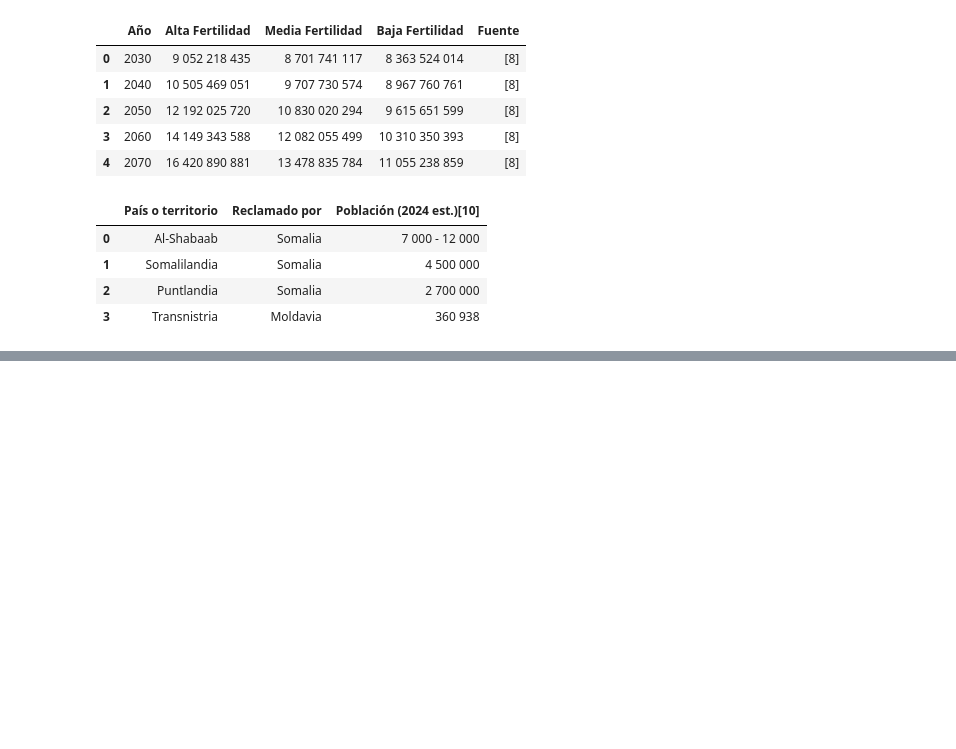
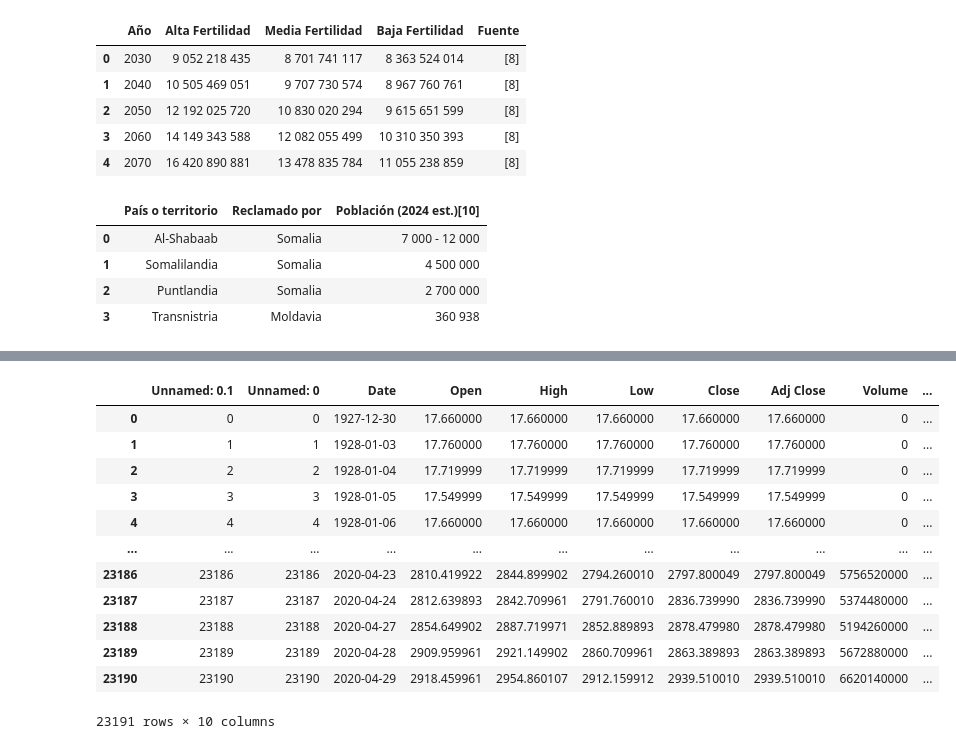
Before and after one commit to elbarbero/Python-Numpy-y-Pandas, a Jupyter notebook: Ejercicios/Ejercicios_Variados.ipynb, the cells around one changed output, grey strips where cells are left out. Drawn from its saved outputs; the diff is of its cells as text; code cells hidden in the pictures; blank space fills up the shorter version.

```diff
--- a/Ejercicios/Ejercicios_Variados.ipynb
+++ b/Ejercicios/Ejercicios_Variados.ipynb
@@ -887,3 +887,10 @@ df2.head()
 | 1 | Somalilandia | Somalia | 4 500 000 |
 | 2 | Puntlandia | Somalia | 2 700 000 |
 | 3 | Transnistria | Moldavia | 360 938 |
+# %%
+try:
+    url = "https://www.campofrio.es/recetas"
+    r = requests.get(url)
+    df_lista = pd.read_html(io.StringIO(str(r.text)))
+except ValueError as ex:
+    print(f"No se han encontrado tablas:\n {ex}")
@@ -889,0 +951,18 @@ df2.head()
+# %%
+df = pd.read_excel(r"E:\S&P500_v2.xlsx", sheet_name = "Evolución SP500")
+# %%
+df
+# %% [output]
+|  | Unnamed: 0.1 | Unnamed: 0 | Date | Open | High | Low | Close | Adj Close | Volume | ... |
+| 0 | 0 | 0 | 1927-12-30 | 17.660000 | 17.660000 | 17.660000 | 17.660000 | 17.660000 | 0 | ... |
+| 1 | 1 | 1 | 1928-01-03 | 17.760000 | 17.760000 | 17.760000 | 17.760000 | 17.760000 | 0 | ... |
+| 2 | 2 | 2 | 1928-01-04 | 17.719999 | 17.719999 | 17.719999 | 17.719999 | 17.719999 | 0 | ... |
+| 3 | 3 | 3 | 1928-01-05 | 17.549999 | 17.549999 | 17.549999 | 17.549999 | 17.549999 | 0 | ... |
+| 4 | 4 | 4 | 1928-01-06 | 17.660000 | 17.660000 | 17.660000 | 17.660000 | 17.660000 | 0 | ... |
+| ... | ... | ... | ... | ... | ... | ... | ... | ... | ... | ... |
+| 23186 | 23186 | 23186 | 2020-04-23 | 2810.419922 | 2844.899902 | 2794.260010 | 2797.800049 | 2797.800049 | 5756520000 | ... |
+| 23187 | 23187 | 23187 | 2020-04-24 | 2812.639893 | 2842.709961 | 2791.760010 | 2836.739990 | 2836.739990 | 5374480000 | ... |
+| 23188 | 23188 | 23188 | 2020-04-27 | 2854.649902 | 2887.719971 | 2852.889893 | 2878.479980 | 2878.479980 | 5194260000 | ... |
+| 23189 | 23189 | 23189 | 2020-04-28 | 2909.959961 | 2921.149902 | 2860.709961 | 2863.389893 | 2863.389893 | 5672880000 | ... |
+| 23190 | 23190 | 23190 | 2020-04-29 | 2918.459961 | 2954.860107 | 2912.159912 | 2939.510010 | 2939.510010 | 6620140000 | ... |
+23191 rows × 10 columns
```
Also changed, not shown: parts of 7 cells of this notebook, 2 other files.
